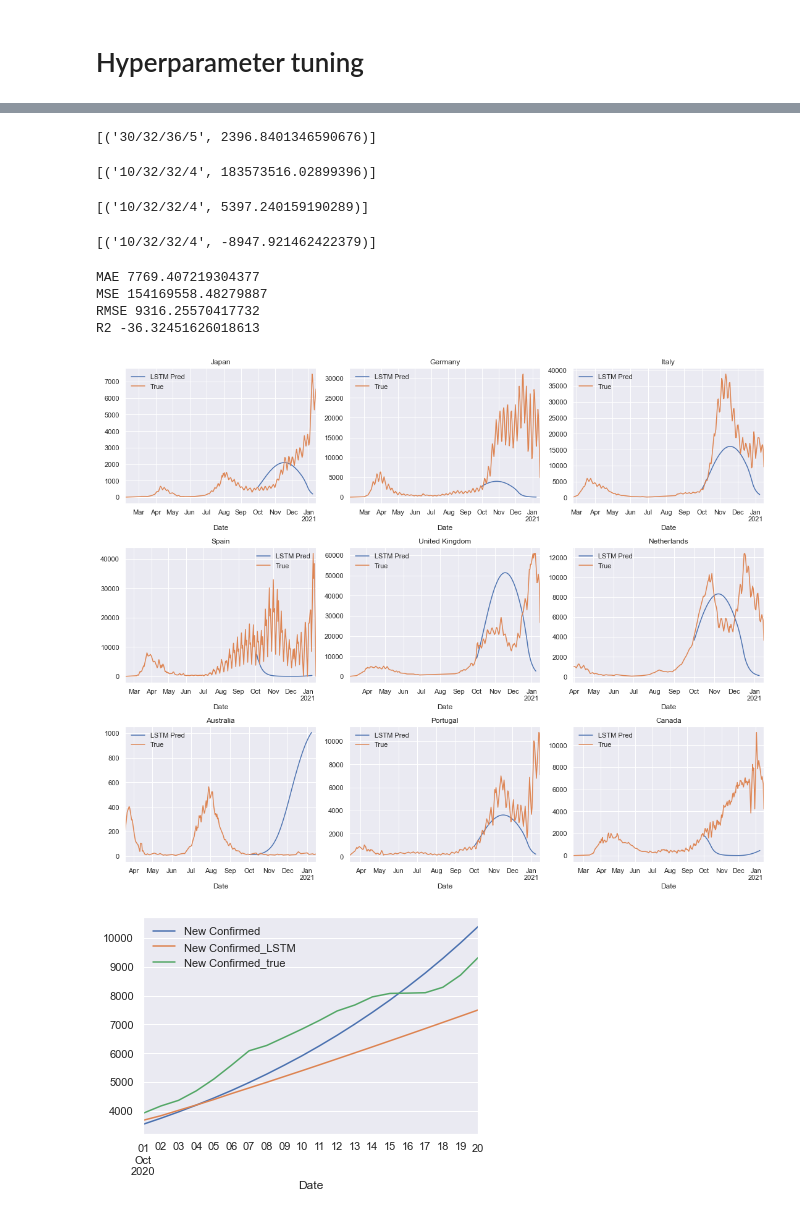
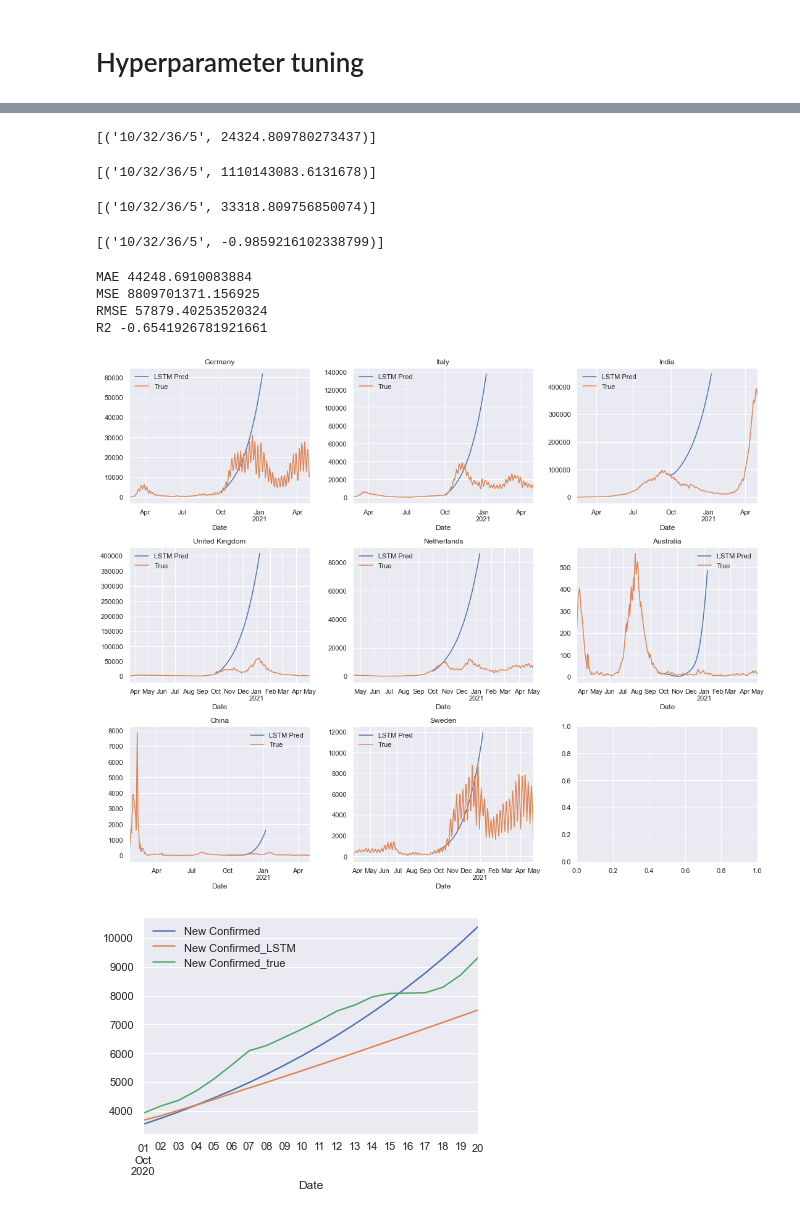
Before and after one commit to rebeccadavidsson/SIR_LSTM, a Jupyter notebook: LSTM/notebooks/LSTM_analysis.ipynb, the cells around one changed output, grey strips where cells are left out. Drawn from its saved outputs; the diff is of its cells as text; code cells hidden in the pictures.

```diff
--- a/LSTM/notebooks/LSTM_analysis.ipynb
+++ b/LSTM/notebooks/LSTM_analysis.ipynb
@@ -55,6 +55,7 @@ days_moving_average = 3
 
 for country in countries:
     try:
+        print(country)
         s = cs.Scenario(jhu_data, population_data, country=country)
         s.complement()
         diff = s.records_diff(variables=["Confirmed"], window=days_moving_average, show_figure=False)
@@ -63,7 +64,7 @@ for country in countries:
         # Add country name and number of new confirmed cases
         d["Country"] = country
         d["New Confirmed"] = diff.reset_index()["Confirmed"]
-        d["Confirmed"] = s.record_df["Confirmed"]
+        d["Confirmed"] = s._data.records_all()["Confirmed"]
         d = d[:-3]
         total_data.append(d)
     except:
@@ -383,9 +398,9 @@ n_hiddens = [12, 32, 42]
 np.random.seed(42)
 tf.random.set_seed(42)
 
-epoch = 30
-batch_size = 32
-n_hidden = 36
+epochs = [10]
+batch_sizes = [32]
+n_hiddens = [36]
 num_days = 5
 
 MAE, MSE, RMSE, R2 = {}, {}, {}, {}
@@ -395,8 +410,7 @@ countries = train_df["Country"].unique()
 for epoch in epochs:
     for batch_size in batch_sizes:
         for n_hidden in n_hiddens:
-# numdays = [2, 3, 4, 5, 6, 7]
-# for num_days in numdays:
+
             iteration = str(epoch) + "/" + str(batch_size) +  "/" + str(n_hidden) + "/" + str(num_days)
             print(iteration)
 
@@ -572,54 +590,54 @@ sorted(MAE.items(), key=lambda x: x[1])
 # print(RMSE)
 # print(R2)
 # %% [output]
-[('30/32/36/5', 2396.8401346590676)]
+[('10/32/36/5', 24324.809780273437)]
 # %%
 sorted(MSE.items(), key=lambda x: x[1])
 # %% [output]
-[('10/32/32/4', 183573516.02899396)]
+[('10/32/36/5', 1110143083.6131678)]
 # %%
 sorted(RMSE.items(), key=lambda x: x[1])
 # %% [output]
-[('10/32/32/4', 5397.240159190289)]
+[('10/32/36/5', 33318.809756850074)]
 # %%
 sorted(R2.items(), key=lambda x: x[1], reverse=True)
 # %% [output]
-[('10/32/32/4', -8947.921462422379)]
+[('10/32/36/5', -0.9859216102338799)]
 # %%
 
-countries = ["Japan", "Germany", "Italy", "Spain", "United Kingdom", "Netherlands", "Australia", "Portugal", "Canada"]
+countries = ["Germany", "Italy", "India", "United Kingdom", "Netherlands", "Australia", "China", "Sweden"]
 nrow, ncol = 3, 3
 colors = map('C{}'.format, cycle(range(nrow*ncol)))
 fig, axs = plt.subplots(nrow,ncol,figsize=(ncol*5, nrow*4), constrained_layout=True);
 MAE, MSE, RMSE, R2 = [], [], [], []
 target = "New Confirmed"
 # res_regional = res_regional.rename(columns={"Confirmed": "Confirmed_LSTM", "New Confirmed": "New Confirmed_LSTM", "Deaths": "Deaths_LSTM"})
 # res_regional = res_regional.rename(columns={"New Confirmed": "New Confirmed_LSTM"})
 
 
 for country, ax in zip(countries, axs.flatten()):
     Y_pred = res_regional[res_regional["Country/Region"] == country]
     Y_pred.plot(x="Date", y=target + "_LSTM", label="LSTM Pred", ax=ax)
     Y_true = train_df[train_df["Country"] == country]
     Y_true.plot(x="Date", y=target, ax=ax, label="True", title=country);
     temp = pd.merge(Y_true, Y_pred, on="Date")
     y, yhat = temp[target + "_LSTM"], temp[target]
 
     MAE.append(metrics.mean_absolute_error(y, yhat))
     MSE.append(metrics.mean_squared_error(y, yhat))
     RMSE.append(np.sqrt(metrics.mean_squared_error(y, yhat)))
     R2.append(metrics.r2_score(y,yhat))
 
 print("MAE", np.mean(MAE))
 print("MSE", np.mean(MSE))
 print("RMSE", np.mean(RMSE))
 print("R2", np.mean(R2))
 # %% [output]
-MAE 7769.407219304377
-MSE 154169558.48279887
-RMSE 9316.25570417732
-R2 -36.32451626018613
+MAE 44248.6910083884
+MSE 8809701371.156925
+RMSE 57879.40253520324
+R2 -0.6541926781921661
-[figure, old version]
+[figure, new version]
 # %%
 def select_window(df, start, end):
     return df[start:end]
```
Also changed, not shown: parts of 2 cells of this notebook, 13 other files.
